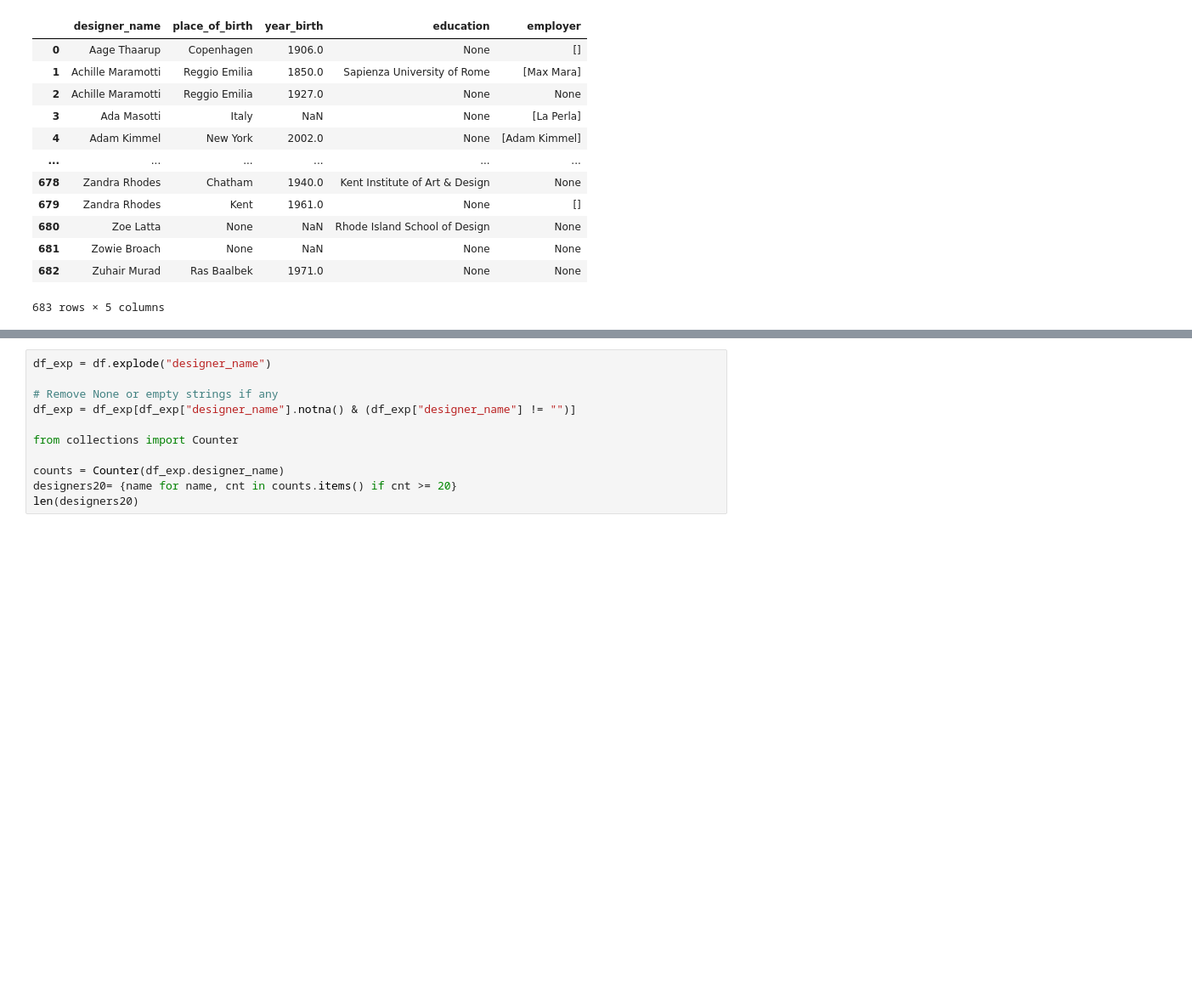
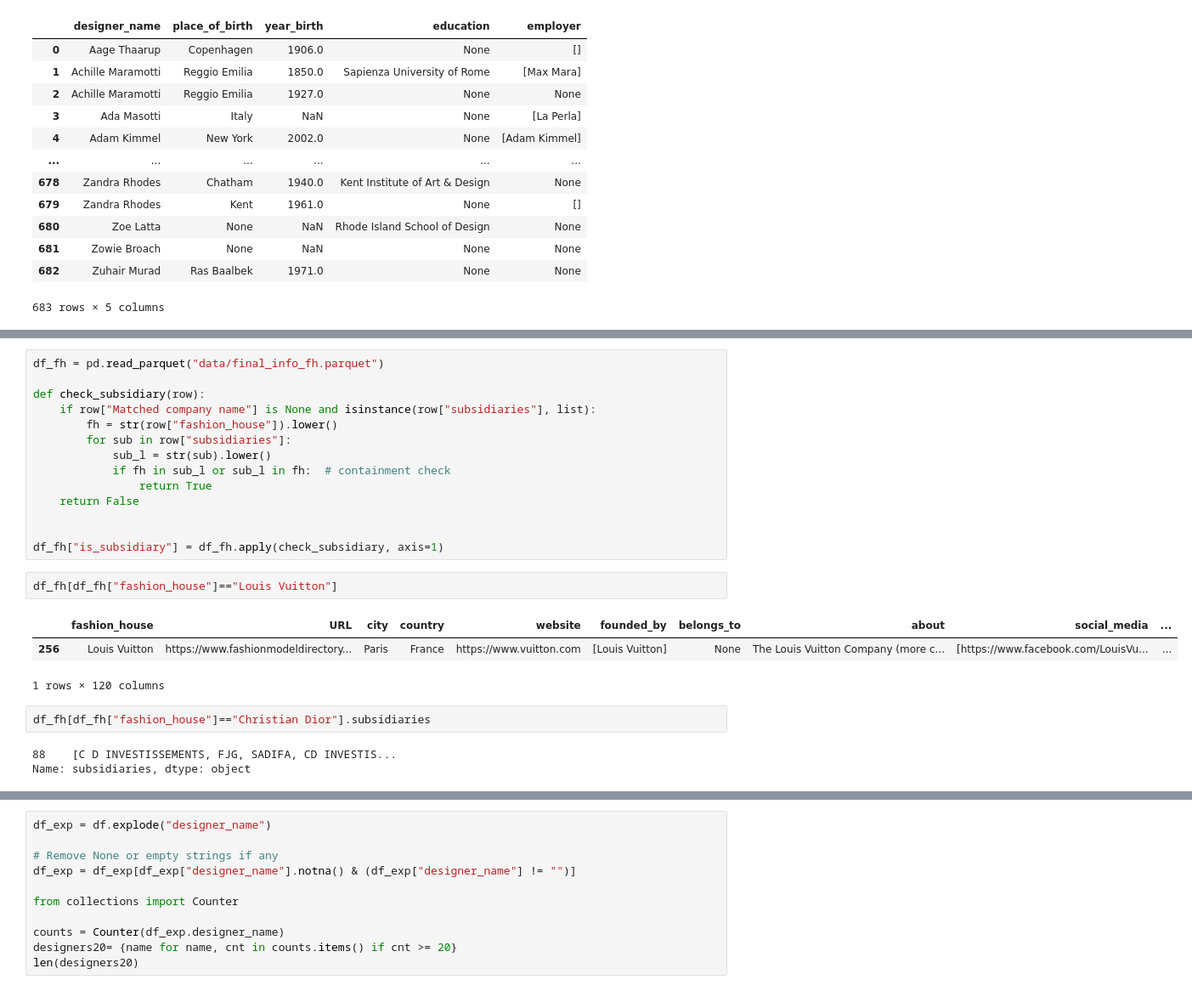
Before and after one commit to traopia/FashionDB, a Jupyter notebook: temporary_playground.ipynb, the cells around one changed output, grey strips where cells are left out. Shown at 85% size. Drawn from its saved outputs; the diff is of its cells as text; blank space fills up the shorter version.

```diff
--- a/temporary_playground.ipynb
+++ b/temporary_playground.ipynb
@@ -276,0 +258,25 @@ df_designers
+# %%
+df_fh = pd.read_parquet("data/final_info_fh.parquet")
+
+def check_subsidiary(row):
+    if row["Matched company name"] is None and isinstance(row["subsidiaries"], list):
+        fh = str(row["fashion_house"]).lower()
+        for sub in row["subsidiaries"]:
+            sub_l = str(sub).lower()
+            if fh in sub_l or sub_l in fh:  # containment check
+                return True
+    return False
+
+
+df_fh["is_subsidiary"] = df_fh.apply(check_subsidiary, axis=1)
+# %%
+df_fh[df_fh["fashion_house"]=="Louis Vuitton"]
+# %% [output]
+|  | fashion_house | URL | city | country | website | founded_by | belongs_to | about | social_media | ... |
+| 256 | Louis Vuitton | https://www.fashionmodeldirectory... | Paris | France | https://www.vuitton.com | [Louis Vuitton] | None | The Louis Vuitton Company (more c... | [https://www.facebook.com/LouisVu... | ... |
+1 rows × 120 columns
+# %%
+df_fh[df_fh["fashion_house"]=="Christian Dior"].subsidiaries
+# %% [output]
+88    [C D INVESTISSEMENTS, FJG, SADIFA, CD INVESTIS...
+Name: subsidiaries, dtype: object
```
Also changed, not shown: parts of 32 cells of this notebook, 20 other files.
